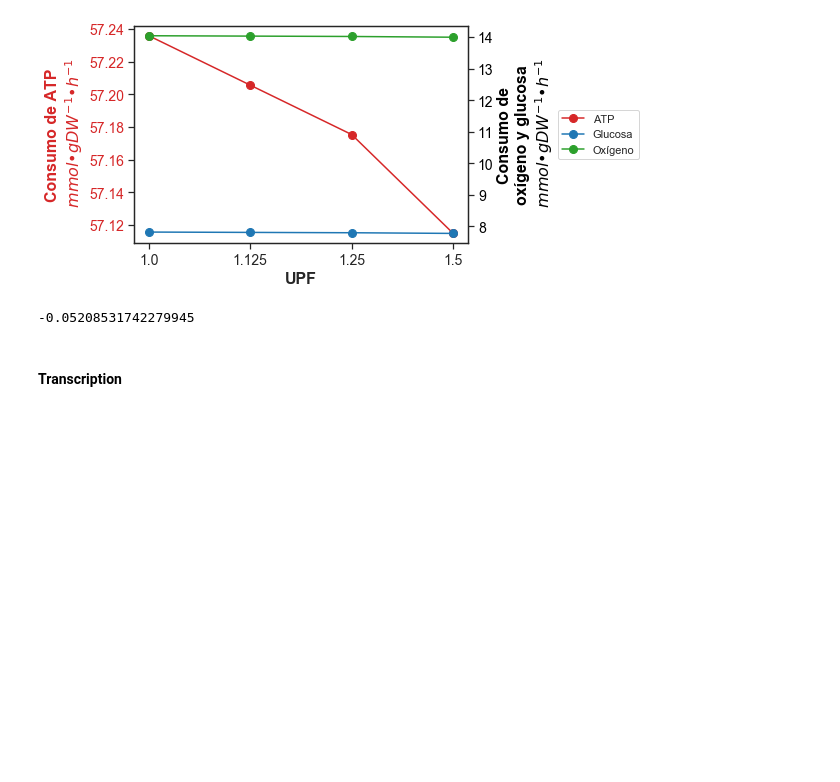
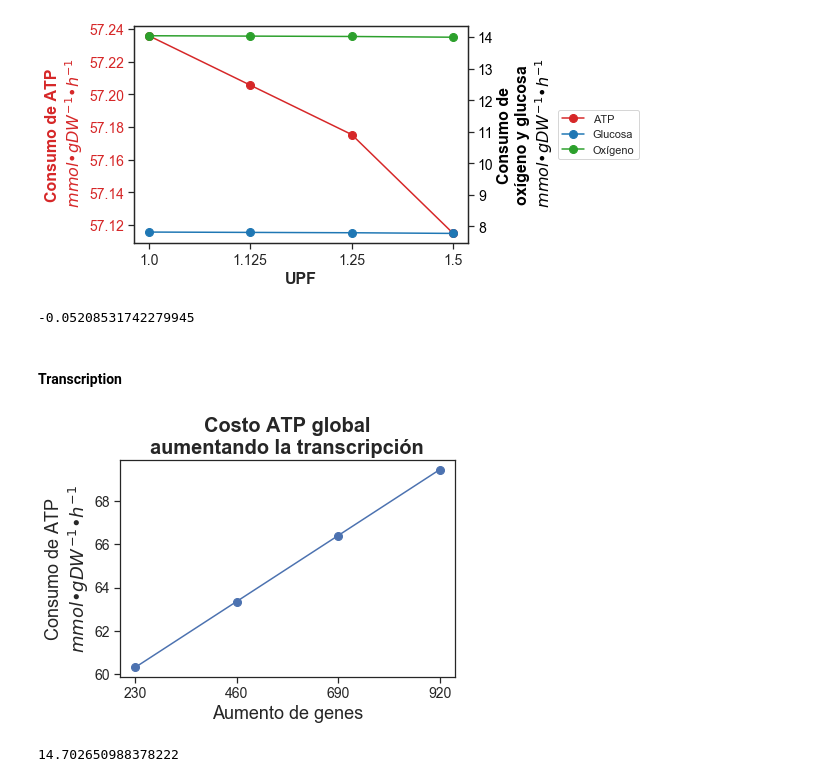
Before and after one commit to utrillalab/Cell_Resource_Minimization_Strategies, a Jupyter notebook: src/Energy.ipynb, the cells around one changed output. Cells and saved outputs as stored; diff of their text form; code cells hidden in the pictures; blank space fills up the shorter version.

Commit message:
raw transcription energy analysis

```diff
--- a/src/Energy.ipynb
+++ b/src/Energy.ipynb
@@ -240,0 +253,48 @@ slope
+# %%
+me_230_n.name='230'
+me_460_n.name='460'
+me_690_n.name='690'
+me_920_n.name='920'
+# %%
+lista_modelos=[me_230_n,me_460_n,me_690_n,me_920_n]
+soluciones=[n.solution.f for n in lista_modelos]
+# %%
+# Es la misma línea que la función de arriba?
+
+production_me = []
+consumption_me = []
+consumption_me_group = []
+consumption_perc = []
+consumption_every_Reaction=[]
+
+for modelo in lista_modelos:
+    reactions_energy_consumption,reactions_energy_production =get_energy_consumption_production(modelo)
+    #Production
+    energy_production = pd.DataFrame.from_dict(reactions_energy_production).set_index('Reactions')
+    production_me.append(energy_production.sum().Used)
+    #Consumption
+    energy_consumption = pd.DataFrame.from_dict(reactions_energy_consumption).set_index('Reactions')
+    consumption_every_Reaction.append(energy_consumption)
+    type_group_consumption = energy_consumption.Used.groupby(energy_consumption.Type)
+    consumption_me_group.append(abs(type_group_consumption.sum()))
+    consumption_me.append(abs(type_group_consumption.sum()).sum())
+# %%
+consumption_me
+num_genes =[230,460,690,920]
+
+
+plt.plot(num_genes, consumption_me, marker='o', markersize=8)
+plt.title('Costo ATP global\naumentando la transcripción', fontsize=20, fontweight='bold')
+plt.xlabel('Aumento de genes', fontsize=18)
+plt.ylabel('Consumo de ATP\n$mmol•gDW^{-1}•h^{-1}$', fontsize=18)
+plt.xticks([230,460,690,920], ['230','460','690','920'], fontsize=14)#, rotation=90)
+plt.yticks(fontsize=14)
+plt.show()
+# %% [output]
+[figure, added]
+# %%
+slope, intercept, r_value, p_value, std_err = stats.linregress(num_genes,consumption_me)
+costo_Mb = (10**6 )* slope / 900
+costo_Mb
+# %% [output]
+14.702650988378222
```
Also changed, not shown: parts of 1 cell of this notebook, 4 other files.
